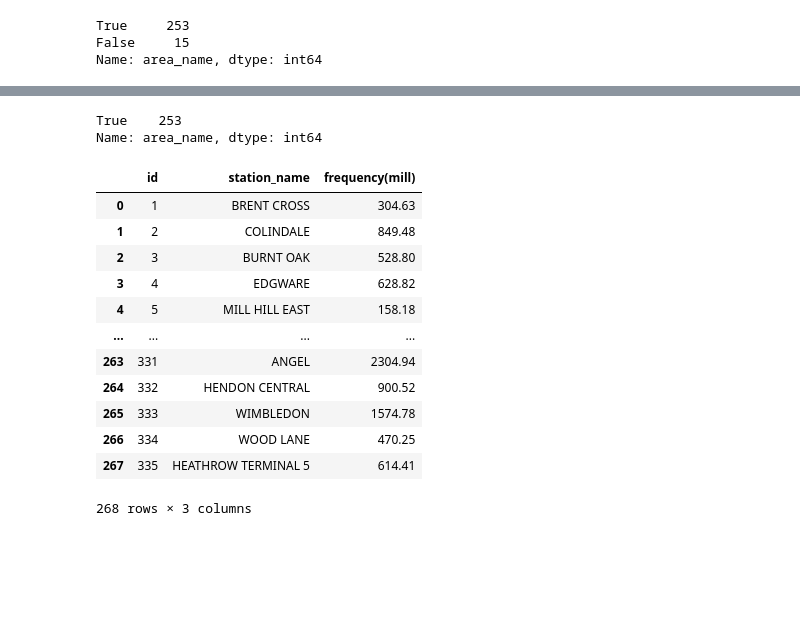
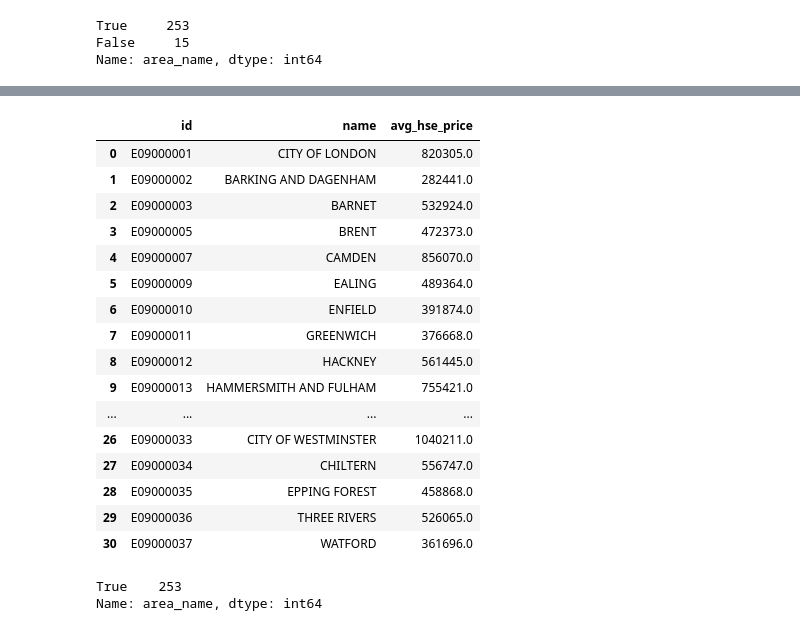
Before and after one commit to xu3n12/UK-Council-Data-Quality-Analysis, a Jupyter notebook: Data Cleaning.ipynb, the cells around one changed output, grey strips where cells are left out. Saved outputs shown, nothing was run; the diff lists cells and outputs as text; code cells hidden in the pictures; blank space fills up the shorter version.

```diff
--- a/Data Cleaning.ipynb
+++ b/Data Cleaning.ipynb
@@ -302,0 +272,14 @@ ldn_bor.loc[d]
+# %%
+raw_df['December 2017'] = raw_df['December 2017'].str.replace('�', '')
+df = data_wrangler(raw_df)
+df = df.select_cols(['Local authorities','December 2017'])
+df = data_wrangler(df)
+df = df.rename_cols(['name','avg_hse_price'])
+df = data_wrangler(df)
+df = df.adjust_col_dtypes({
+    'name' : str,
+    'avg_hse_price' : np.float64
+})
+df['name'] = df['name'].str.upper()
+ldn_hse_price_x = df
+ldn_hse_price_x
@@ -303,2 +300,30 @@ ldn_bor.loc[d]
+# %%
+xbor = ldn_bor.loc[d]['area_name'].unique()
+# %%
+ldn_hse_price_x = ldn_hse_price_x.loc[ldn_hse_price_x['name'].isin(xbor)]
+ldn_hse_price_x = ldn_hse_price_x.assign(id = ['E09000034','E09000035','E09000036','E09000037'])
+# %%
+ldn_hse_price = pd.concat([ldn_hse_price, ldn_hse_price_x])
+ldn_hse_price.reset_index(drop = True, inplace = True)
+# %%
+ldn_hse_price
+# %% [output]
+|  | id | name | avg_hse_price |
+| 0 | E09000001 | CITY OF LONDON | 820305.0 |
+| 1 | E09000002 | BARKING AND DAGENHAM | 282441.0 |
+| 2 | E09000003 | BARNET | 532924.0 |
+| 3 | E09000005 | BRENT | 472373.0 |
+| 4 | E09000007 | CAMDEN | 856070.0 |
+| 5 | E09000009 | EALING | 489364.0 |
+| 6 | E09000010 | ENFIELD | 391874.0 |
+| 7 | E09000011 | GREENWICH | 376668.0 |
+| 8 | E09000012 | HACKNEY | 561445.0 |
+| 9 | E09000013 | HAMMERSMITH AND FULHAM | 755421.0 |
+| ... | ... | ... | ... |
+| 26 | E09000033 | CITY OF WESTMINSTER | 1040211.0 |
+| 27 | E09000034 | CHILTERN | 556747.0 |
+| 28 | E09000035 | EPPING FOREST | 458868.0 |
+| 29 | E09000036 | THREE RIVERS | 526065.0 |
+| 30 | E09000037 | WATFORD | 361696.0 |
 # %%
 ldn_bor = ldn_bor.loc[c]
@@ -308,19 +333,3 @@ ldn_bor['area_name'].isin(ldn_hse_price['name']).value_counts()
 # %% [output]
 True    253
 Name: area_name, dtype: int64
-# %%
-ldn_sta_freq
-# %% [output]
-|  | id | station_name | frequency(mill) |
-| 0 | 1 | BRENT CROSS | 304.63 |
-| 1 | 2 | COLINDALE | 849.48 |
-| 2 | 3 | BURNT OAK | 528.80 |
-| 3 | 4 | EDGWARE | 628.82 |
-| 4 | 5 | MILL HILL EAST | 158.18 |
-| ... | ... | ... | ... |
-| 263 | 331 | ANGEL | 2304.94 |
-| 264 | 332 | HENDON CENTRAL | 900.52 |
-| 265 | 333 | WIMBLEDON | 1574.78 |
-| 266 | 334 | WOOD LANE | 470.25 |
-| 267 | 335 | HEATHROW TERMINAL 5 | 614.41 |
-268 rows × 3 columns
```
Also changed, not shown: parts of 20 cells of this notebook.
